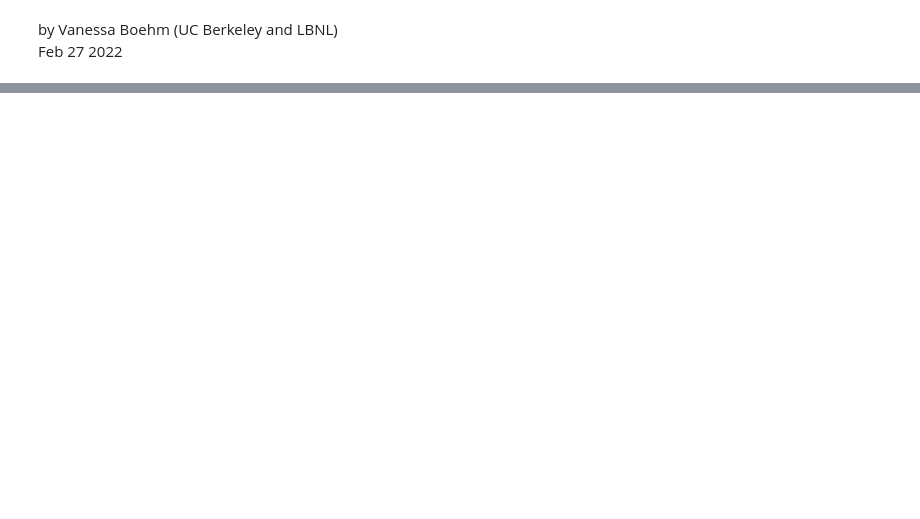
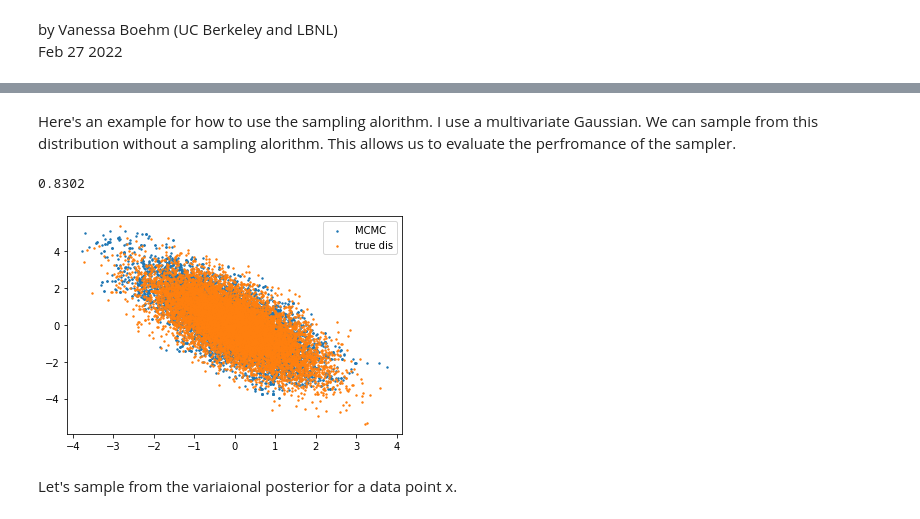
Before and after one commit to VMBoehm/ML_Lectures, a Jupyter notebook: ImprovingVAEs_and_VAEs_on_imperfect_data.ipynb, the cells around one changed output, grey strips where cells are left out. Drawn from its saved outputs; the diff is of its cells as text; code cells hidden in the pictures; blank space fills up the shorter version.

```diff
--- a/ImprovingVAEs_and_VAEs_on_imperfect_data.ipynb
+++ b/ImprovingVAEs_and_VAEs_on_imperfect_data.ipynb
@@ -598,0 +664,39 @@ def compute_joint(VAE, x,z):
+# %% [markdown]
+Here's an example for how to use the sampling alorithm.
+I use a multivariate Gaussian. We can sample from this distribution without a sampling alorithm. This allows us to evaluate the perfromance of the sampler.
+# %%
+from scipy.stats import multivariate_normal
+
+# To initialize the sampler, we need to pass the function that evaluates the log probability of the distribution
+dist = multivariate_normal(mean=np.asarray([0,0]), cov=np.asarray([[1,-1],[-1,2]]))
+# the dimenionality of the problem,
+dim  = 2
+# the mean and standard deviation of the proposal distribution
+std  = np.asarray([0.3,0.3])
+mu   = np.asarray([0.0,0.0])
+# and the starting point
+init = np.asarray([0.,0.])
+
+MH = MetropolisHastings(dist.logpdf,dim,std,mu,init)
+
+#draw 100000 samples
+samples, log_probs, acc_ratio = MH.sample(10000)
+#The acceptance ratio should be between 0.6 and 0.8.
+#Too high could mean that parts of the distribution remain unsampled.
+#Too low means your sampler is not efficienly exploring
+#You can change the acc_ratio by changing the std of the proposal distribution
+print(acc_ratio)
+
+#draw correct samples from the dsitribution
+real_samples       = dist.rvs(size=10000)
+
+#compare
+plt.scatter(samples[:,0],samples[:,1], s=2, label='MCMC')
+plt.scatter(real_samples[:,0],real_samples[:,1], s=2, label='true dis')
+plt.legend()
+plt.show()
+# %% [output]
+0.8302
+[figure, added]
+# %% [markdown]
+Let's sample from the variaional posterior for a data point x.
```
Also changed, not shown: parts of 75 cells of this notebook, 1 other file.
